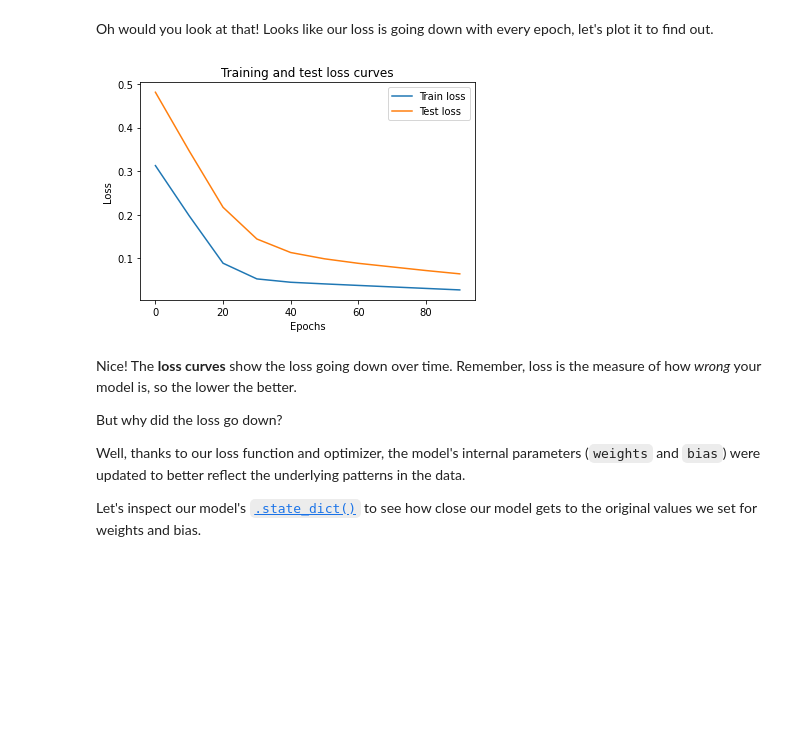
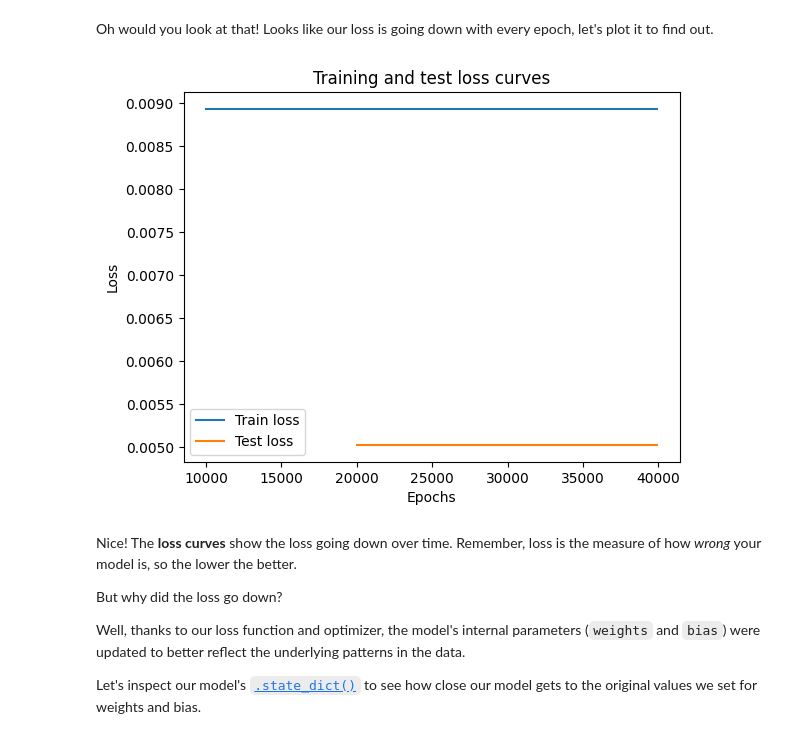
Before and after one commit to hpoonawala28/AI_ML, a Jupyter notebook: pytorch/01_pytorch_workflow.ipynb, the cells around one changed output. Cells and saved outputs as stored; diff of their text form; code cells hidden in the pictures; blank space fills up the shorter version.

```diff
--- a/pytorch/01_pytorch_workflow.ipynb
+++ b/pytorch/01_pytorch_workflow.ipynb
@@ -483,14 +483,14 @@ Let's put all of the above together and train our model for 100 **epochs** (forw
 torch.manual_seed(42)
 
 # Set the number of epochs (how many times the model will pass over the training data)
-epochs = 100
+epochs = 10000
 
-# Create empty loss lists to track values
-train_loss_values = []
-test_loss_values = []
-epoch_count = []
+#Create empty loss lists to track values
+# train_loss_values = []
+# test_loss_values = []
+# epoch_count = []
 
-for epoch in range(epochs):
+for epoch in range(epochs*2,epochs*4):
     ### Training
 
     # Put model in training mode (this is the default state of a model)
@@ -525,8 +525,8 @@ for epoch in range(epochs):
       test_loss = loss_fn(test_pred, y_test.type(torch.float)) # predictions come in torch.float datatype, so comparisons need to be done with tensors of the same type
 
       # Print out what's happening
-      if epoch % 10 == 0:
-            epoch_count.append(epoch)
-            train_loss_values.append(loss.detach().numpy())
-            test_loss_values.append(test_loss.detach().numpy())
-            print(f"Epoch: {epoch} | MAE Train Loss: {loss} | MAE Test Loss: {test_loss} ")
+      #if epoch % 10 == 0:
+      epoch_count.append(epoch)
+      train_loss_values.append(loss.detach().cpu().numpy())
+      test_loss_values.append(test_loss.detach().cpu().numpy())
+      # print(f"Epoch: {epoch} | MAE Train Loss: {loss} | MAE TeLoss: {test_loss} ")
@@ -545,14 +534,15 @@ Epoch: 90 | MAE Train Loss: 0.02788739837706089 | MAE Test Loss: 0.0647355616092
 Oh would you look at that! Looks like our loss is going down with every epoch, let's plot it to find out.
 # %%
 # Plot the loss curves
-plt.plot(epoch_count, train_loss_values, label="Train loss")
-plt.plot(epoch_count, test_loss_values, label="Test loss")
+import numpy as np
+plt.plot(epoch_count[epochs::100],train_loss_values[epochs::100], label="Train loss")
+plt.plot(epoch_count[epochs*2::100], test_loss_values[epochs*2::100], label="Test loss")
 plt.title("Training and test loss curves")
 plt.ylabel("Loss")
 plt.xlabel("Epochs")
 plt.legend();
 # %% [output]
-[figure, old version]
+[figure, new version]
 # %% [markdown]
 Nice! The **loss curves** show the loss going down over time. Remember, loss is the measure of how *wrong* your model is, so the lower the better.
 
```
Also changed, not shown: parts of 24 cells of this notebook.
